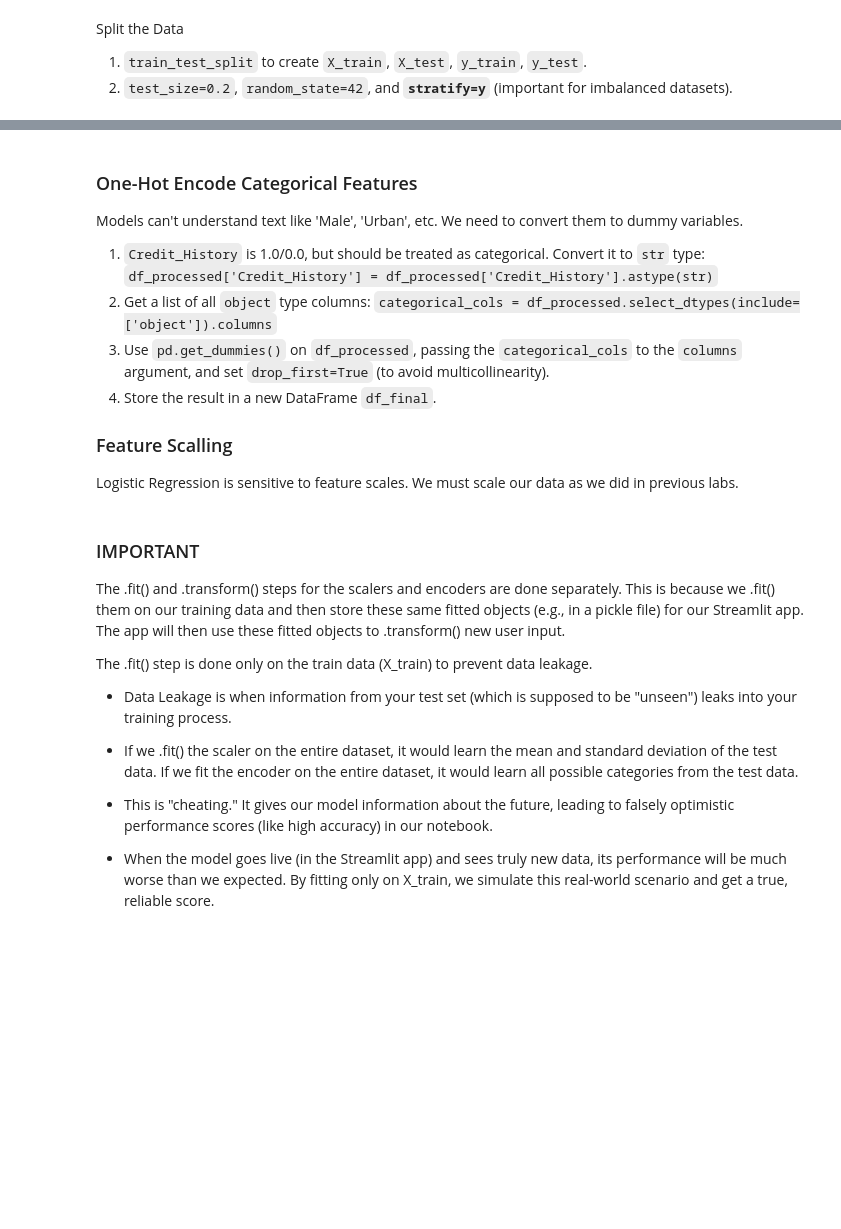
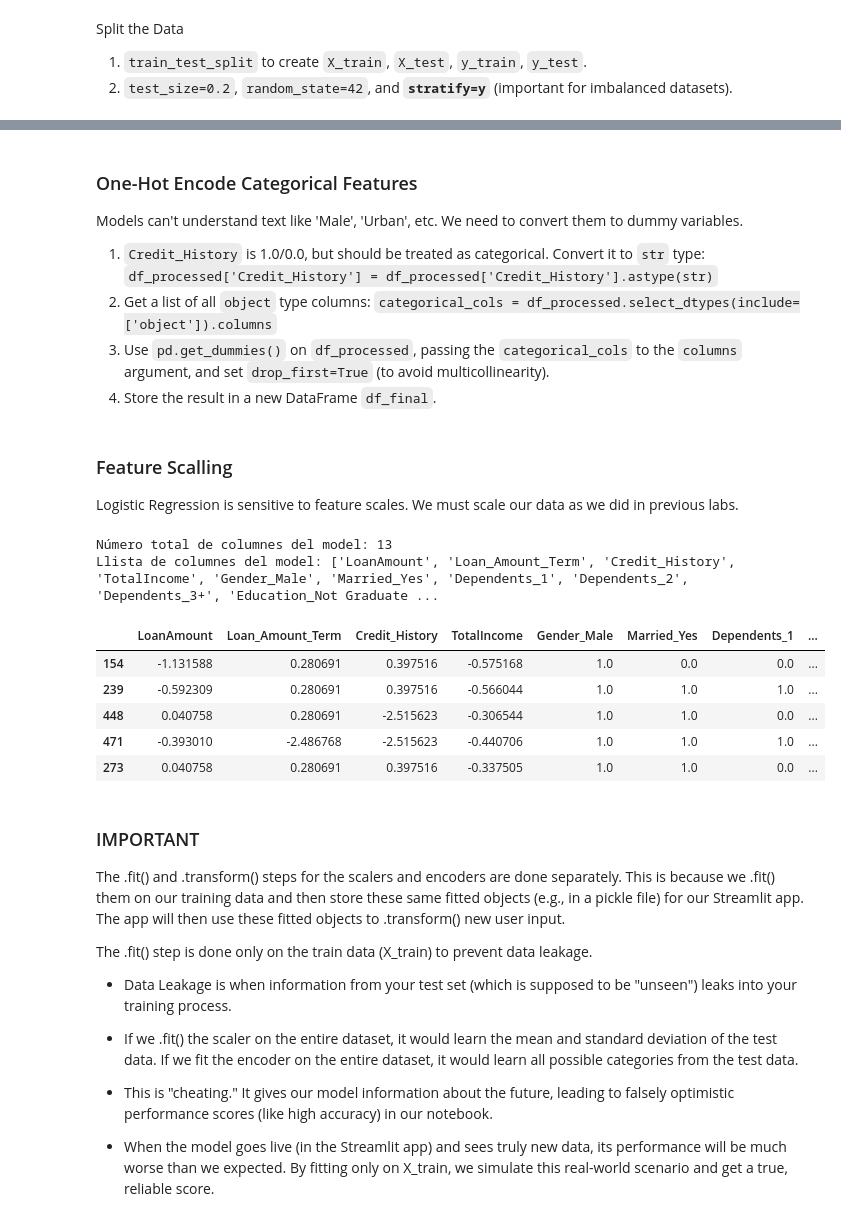
Before and after one commit to cintacarotg/Visual-Analytics-Data-Web-App, a Jupyter notebook: Data/lab5_loan_prediction_student.ipynb, the cells around one changed output, grey strips where cells are left out. Drawn from its saved outputs; the diff is of its cells as text; code cells hidden in the pictures; blank space fills up the shorter version.

Commit message:
Part 3: Model Preparation (Split and Scale) completed

```diff
--- a/Data/lab5_loan_prediction_student.ipynb
+++ b/Data/lab5_loan_prediction_student.ipynb
@@ -437,9 +442,3 @@ Models can't understand text like 'Male', 'Urban', etc. We need to convert them
 2.  Get a list of all `object` type columns: `categorical_cols = df_processed.select_dtypes(include=['object']).columns`
 3.  Use `pd.get_dummies()` on `df_processed`, passing the `categorical_cols` to the `columns` argument, and set `drop_first=True` (to avoid multicollinearity).
 4.  Store the result in a new DataFrame `df_final`.
-
-
-
-### Feature Scalling
-
-Logistic Regression is sensitive to feature scales. We must scale our data as we did in previous labs.
@@ -446,33 +449,46 @@ Logistic Regression is sensitive to feature scales. We must scale our data as we
+# %% [markdown]
+### Feature Scalling
+
+Logistic Regression is sensitive to feature scales. We must scale our data as we did in previous labs.
 # %%
 categorical_cols = ['Gender', 'Married', 'Dependents', 'Education', 'Self_Employed', 'Property_Area']
 numeric_cols = ['LoanAmount', 'Loan_Amount_Term', 'Credit_History', 'TotalIncome']
 
 
 # Train SCALER (numeric columns only)
 scaler = StandardScaler()
 scaler.fit(X_train[numeric_cols])
 
 # Train ENCODER (categoric columns only)
-encoder = OneHotEncoder(handle_unknown='ignore', drop='first', sparse=False)
+encoder = OneHotEncoder(handle_unknown='ignore', drop='first', sparse_output=False)
 encoder.fit(X_train[categorical_cols])
 
 # Transform from the encoder trained
 X_train_scaled_data = scaler.transform(X_train[numeric_cols])
 df_train_scaled = pd.DataFrame(X_train_scaled_data, columns=numeric_cols, index=X_train.index)
 
 X_train_encoded_data = encoder.transform(X_train[categorical_cols])
 encoded_col_names = encoder.get_feature_names_out(categorical_cols)
 df_train_encoded = pd.DataFrame(X_train_encoded_data, columns=encoded_col_names, index=X_train.index)
 
 # Concat all features
 X_train_processed_df = pd.concat([df_train_scaled, df_train_encoded], axis=1)
 
 # Store the model columns
 model_columns_ordered = X_train_processed_df.columns.tolist()
 
 print(f"Número total de columnes del model: {len(model_columns_ordered)}")
 print("Llista de columnes del model:", model_columns_ordered)
 display(X_train_processed_df.head())
+# %% [output]
+Número total de columnes del model: 13
+Llista de columnes del model: ['LoanAmount', 'Loan_Amount_Term', 'Credit_History', 'TotalIncome', 'Gender_Male', 'Married_Yes', 'Dependents_1', 'Dependents_2', 'Dependents_3+', 'Education_Not Graduate ...
+|  | LoanAmount | Loan_Amount_Term | Credit_History | TotalIncome | Gender_Male | Married_Yes | Dependents_1 | ... |
+| 154 | -1.131588 | 0.280691 | 0.397516 | -0.575168 | 1.0 | 0.0 | 0.0 | ... |
+| 239 | -0.592309 | 0.280691 | 0.397516 | -0.566044 | 1.0 | 1.0 | 1.0 | ... |
+| 448 | 0.040758 | 0.280691 | -2.515623 | -0.306544 | 1.0 | 1.0 | 0.0 | ... |
+| 471 | -0.393010 | -2.486768 | -2.515623 | -0.440706 | 1.0 | 1.0 | 1.0 | ... |
+| 273 | 0.040758 | 0.280691 | 0.397516 | -0.337505 | 1.0 | 1.0 | 0.0 | ... |
 # %% [markdown]
 ### IMPORTANT
 
```
Also changed, not shown: parts of 3 cells of this notebook.
